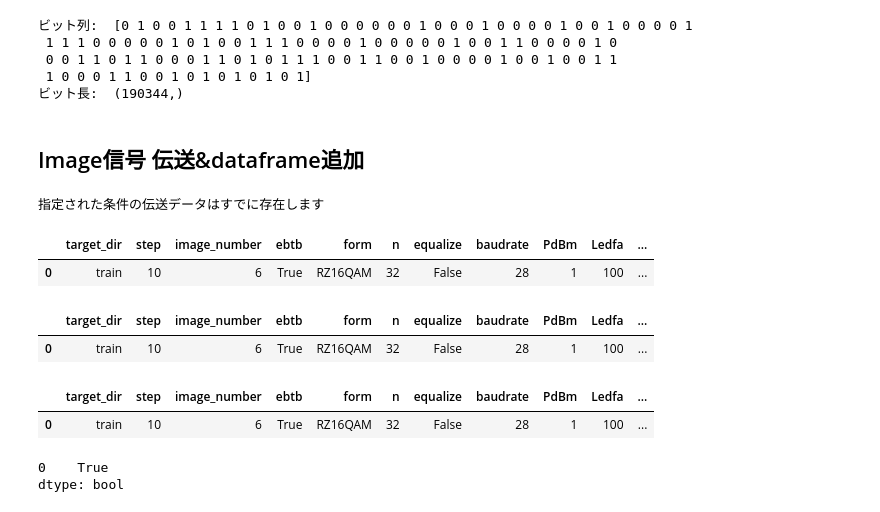
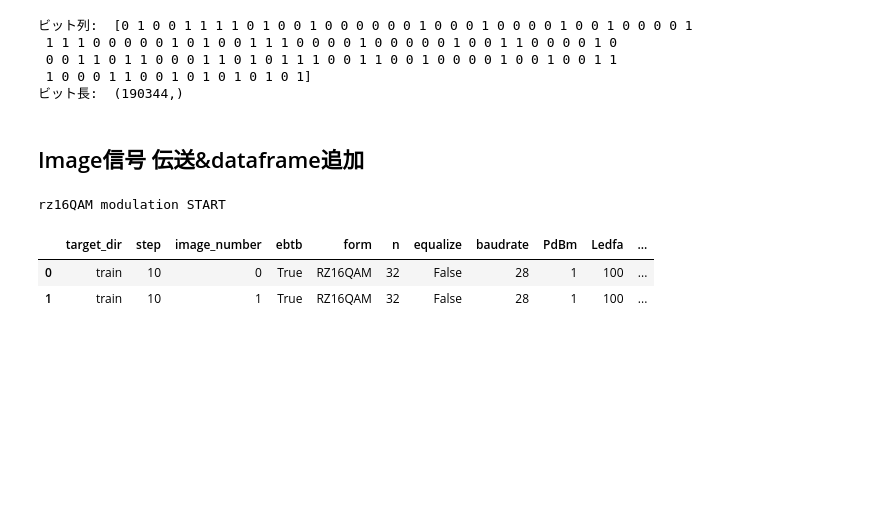
Before and after one commit to n-nooobu/masterthesis, a Jupyter notebook: src/transmission.ipynb, the cells around one changed output. Saved outputs shown, nothing was run; the diff lists cells and outputs as text; code cells hidden in the pictures; blank space fills up the shorter version.

```diff
--- a/src/transmission.ipynb
+++ b/src/transmission.ipynb
@@ -368,7 +368,7 @@ image to binary START
 # %%
 target_dir = 'train'
 step = 10  # =10 ---> (768, 1024) ---> (76, 102)
-image_number = 6
+image_number = 1
 ebtb = True  # 8B10Bを行うか
 form = 'RZ16QAM'  # 変調方式
 n = 32  # 1シンボルあたりのサンプリング数[/symbol]
@@ -417,47 +417,39 @@ else:
     image_dir = '../data/image/'
     image_path_list = sorted(glob.glob(os.path.join(image_dir + target_dir, '*.jpg')))
     image_path = image_path_list[image_number]
     img = Image.open(image_path)
     img_array = np.array(img)
     imgsq = img_array[::step, ::step].reshape(-1)
     if ebtb:
         imgsq_binary = md.eightb_tenb(imgsq)
     else:
         imgsq_binary = md.image_to_binary(imgsq)
 
     # 画像を変調し伝送する
     mdl = md.Modulate(form=form, n=n, equalize=equalize)
     modsq = mdl.transform(imgsq_binary)
     sgnl = tr.Signal(seq=modsq, form=form, n=n, baudrate=baudrate, PdBm=PdBm, Ledfa=Ledfa, stepedfa=stepedfa,
                                gamma=gamma, D=D, Alpha=Alpha, NF=NF)
     sgnl.transmission(Lmax=Lmax, ase=ase)
 
     # image.csvに伝送信号の保存先を記入する
     df = pd.read_csv(df_dir, index_col=0)
     data_path = '../data/input/image/image_' + str(len(df)).zfill(10) + '.pickle'
     save_pickle(sgnl, data_path)
     sr = pd.Series([target_dir, step, image_number, ebtb,
                                form, n, equalize, baudrate, PdBm, Ledfa, stepedfa, gamma, D, Alpha, NF, Lmax, ase, data_path, image_path], index=df.columns)
     df = df.append(sr, ignore_index=True)
     df.to_csv(df_dir)
 
 df
 # %% [output]
-指定された条件の伝送データはすでに存在します
+rz16QAM modulation START
 |  | target_dir | step | image_number | ebtb | form | n | equalize | baudrate | PdBm | Ledfa | ... |
-| 0 | train | 10 | 6 | True | RZ16QAM | 32 | False | 28 | 1 | 100 | ... |
+| 0 | train | 10 | 0 | True | RZ16QAM | 32 | False | 28 | 1 | 100 | ... |
+| 1 | train | 10 | 1 | True | RZ16QAM | 32 | False | 28 | 1 | 100 | ... |
 # %%
 df.query('step == step & target_dir == "train"')
-# %% [output]
-|  | target_dir | step | image_number | ebtb | form | n | equalize | baudrate | PdBm | Ledfa | ... |
-| 0 | train | 10 | 6 | True | RZ16QAM | 32 | False | 28 | 1 | 100 | ... |
 # %%
 df[(df['target_dir']=='train') & (df['step']==10)]
-# %% [output]
-|  | target_dir | step | image_number | ebtb | form | n | equalize | baudrate | PdBm | Ledfa | ... |
-| 0 | train | 10 | 6 | True | RZ16QAM | 32 | False | 28 | 1 | 100 | ... |
 # %%
 (df['target_dir']=='train') & (df['step']==10)
-# %% [output]
-0    True
-dtype: bool
```
Also changed, not shown: parts of 2 cells of this notebook, 1 other file.
